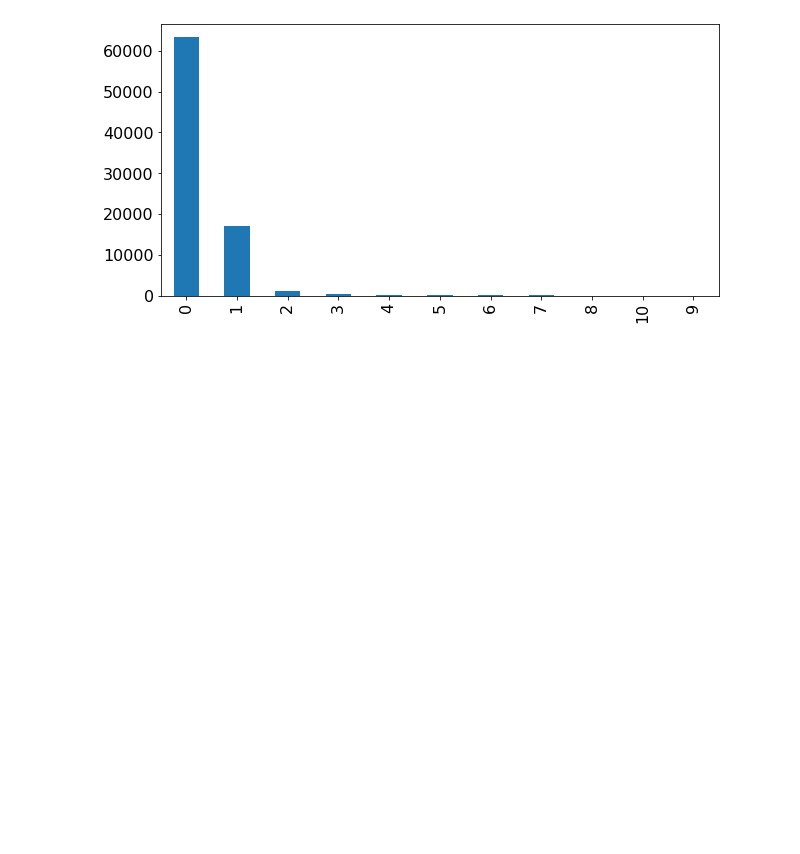
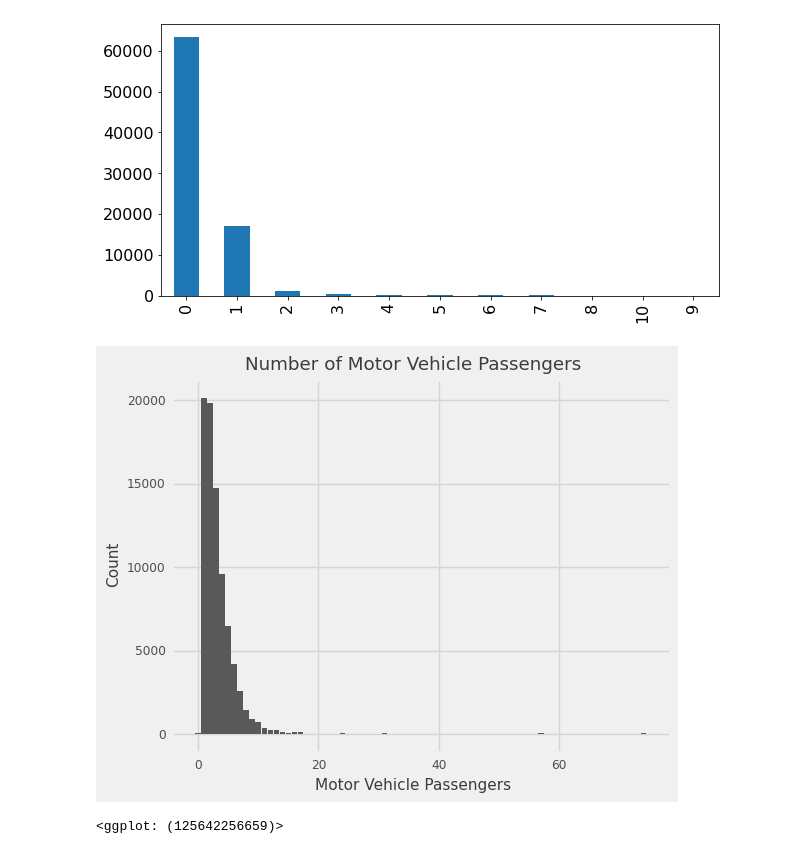
Before and after one commit to joshrrosen/PPOL564-Final-Project, a Jupyter notebook: MISC_Viz.ipynb, the cells around one changed output. Cells and saved outputs as stored; diff of their text form; code cells hidden in the pictures; blank space fills up the shorter version.

```diff
--- a/MISC_Viz.ipynb
+++ b/MISC_Viz.ipynb
@@ -336,3 +356,13 @@ All2019['PERNOTMVIT'].value_counts().plot(kind='bar')
 # %%
     'PERMVIT',
     'PERNOTMVIT',
+# %%
+ggplot(data=All2019) +\
+geom_bar(mapping=aes(x="PERMVIT", fill="FATALS"), position="dodge") +\
+xlab("Motor Vehicle Passengers") +\
+ylab("Count") +\
+ggtitle("Number of Motor Vehicle Passengers") +\
+theme_538()
+# %% [output]
+[figure, added]
+<ggplot: (125642256659)>
```
Also changed, not shown: parts of 26 cells of this notebook.
